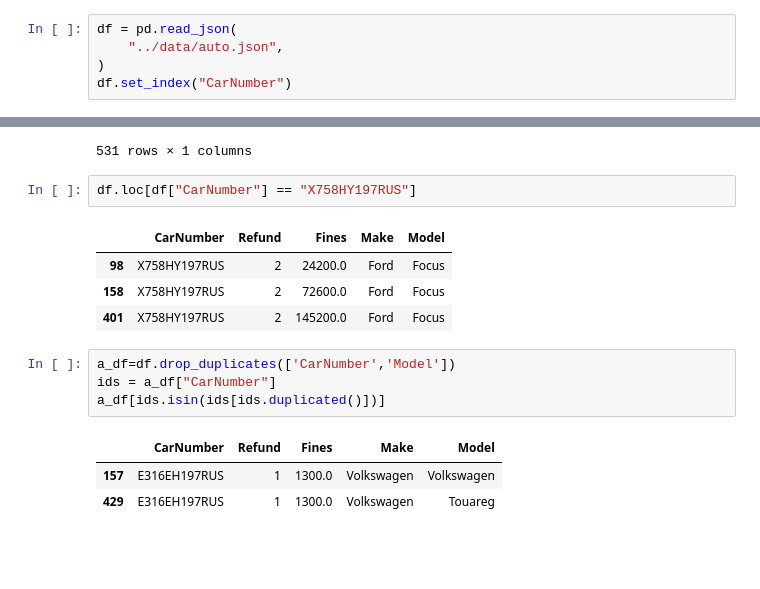
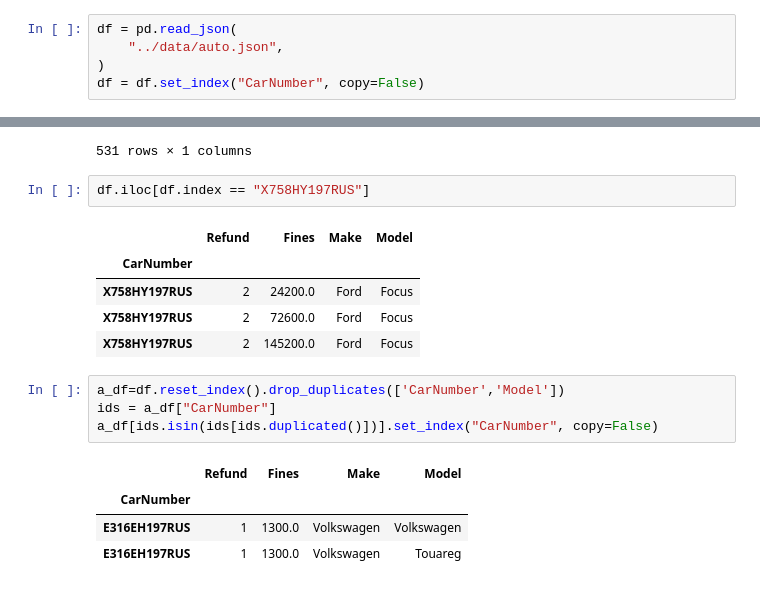
Before and after one commit to greg-gav/Python_DS_42_Picine, a Jupyter notebook: day_05/ex03/selects_n_aggs.ipynb, the cells around one changed output, grey strips where cells are left out. Saved outputs shown, nothing was run; the diff lists cells and outputs as text; blank space fills up the shorter version.

```diff
--- a/day_05/ex03/selects_n_aggs.ipynb
+++ b/day_05/ex03/selects_n_aggs.ipynb
@@ -6,4 +6,4 @@ import pandas as pd
 df = pd.read_json(
     "../data/auto.json",
 )
-df.set_index("CarNumber")
+df = df.set_index("CarNumber", copy=False)
@@ -228,17 +217,19 @@ nums.sort_values('Fines', ascending=False)
 | K326T8197RUS | 100.0 |
 531 rows × 1 columns
 # %%
-df.loc[df["CarNumber"] == "X758HY197RUS"]
+df.iloc[df.index == "X758HY197RUS"]
 # %% [output]
-|  | CarNumber | Refund | Fines | Make | Model |
-| 98 | X758HY197RUS | 2 | 24200.0 | Ford | Focus |
-| 158 | X758HY197RUS | 2 | 72600.0 | Ford | Focus |
-| 401 | X758HY197RUS | 2 | 145200.0 | Ford | Focus |
+|  | Refund | Fines | Make | Model |
+| CarNumber |  |  |  |  |
+| X758HY197RUS | 2 | 24200.0 | Ford | Focus |
+| X758HY197RUS | 2 | 72600.0 | Ford | Focus |
+| X758HY197RUS | 2 | 145200.0 | Ford | Focus |
 # %%
-a_df=df.drop_duplicates(['CarNumber','Model'])
+a_df=df.reset_index().drop_duplicates(['CarNumber','Model'])
 ids = a_df["CarNumber"]
-a_df[ids.isin(ids[ids.duplicated()])]
+a_df[ids.isin(ids[ids.duplicated()])].set_index("CarNumber", copy=False)
 # %% [output]
-|  | CarNumber | Refund | Fines | Make | Model |
-| 157 | E316EH197RUS | 1 | 1300.0 | Volkswagen | Volkswagen |
-| 429 | E316EH197RUS | 1 | 1300.0 | Volkswagen | Touareg |
+|  | Refund | Fines | Make | Model |
+| CarNumber |  |  |  |  |
+| E316EH197RUS | 1 | 1300.0 | Volkswagen | Volkswagen |
+| E316EH197RUS | 1 | 1300.0 | Volkswagen | Touareg |
```
Also changed, not shown: parts of 6 cells of this notebook, 7 other files.
